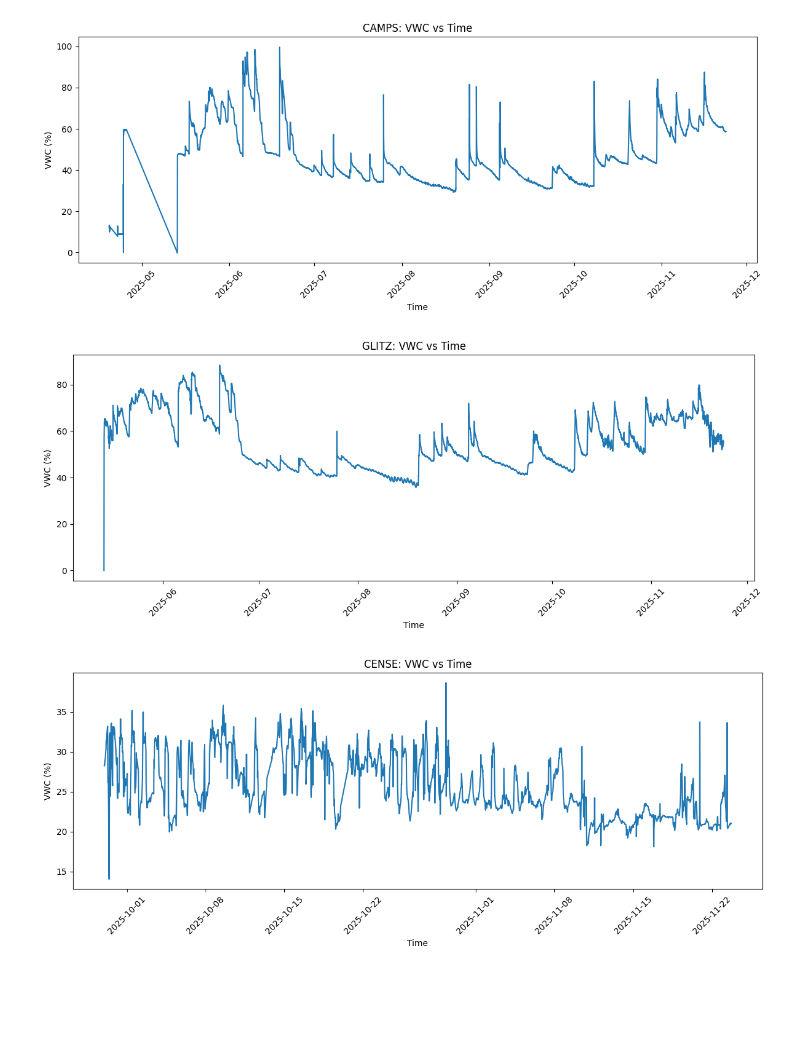
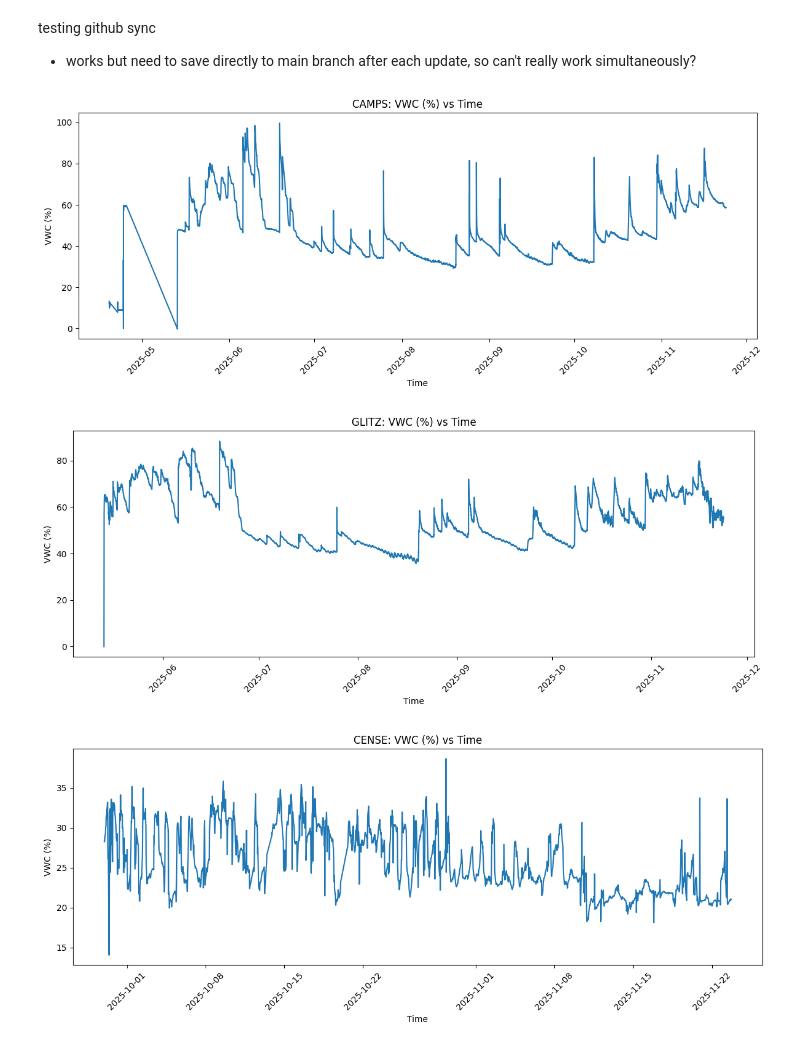
Before and after one commit to cta48/GeoData-Soil-Moisture-Sensors, a Jupyter notebook: Owner_avatar_GeoData_Soil_Moisture_Sensors.ipynb, the cells around one changed output. Cells and saved outputs as stored; diff of their text form; code cells hidden in the pictures; blank space fills up the shorter version.

```diff
--- a/Owner_avatar_GeoData_Soil_Moisture_Sensors.ipynb
+++ b/Owner_avatar_GeoData_Soil_Moisture_Sensors.ipynb
@@ -84,16 +70,19 @@ testing github sync
+# %% [markdown]
+testing github sync
+- works but need to save directly to main branch after each update, so can't really work simultaneously?
 # %%
 # Plot Data against Time
 
 for name, df in datasets.items():
     plt.figure(figsize=(12, 5))
     plt.plot(df["timestamp"], df["volumetric_water_content[%]"])
     plt.xlabel("Time")
     plt.ylabel("VWC (%)")
-    plt.title(f"{name}: VWC vs Time")
+    plt.title(f"{name}: VWC (%) vs Time")
     plt.xticks(rotation=45)
     plt.tight_layout()
     plt.show()
 # %% [output]
-[figure, old version]
+[figure, new version]
-[figure, old version]
+[figure, new version]
-[figure, old version]
+[figure, new version]
```
Also changed, not shown: parts of 4 cells of this notebook.
